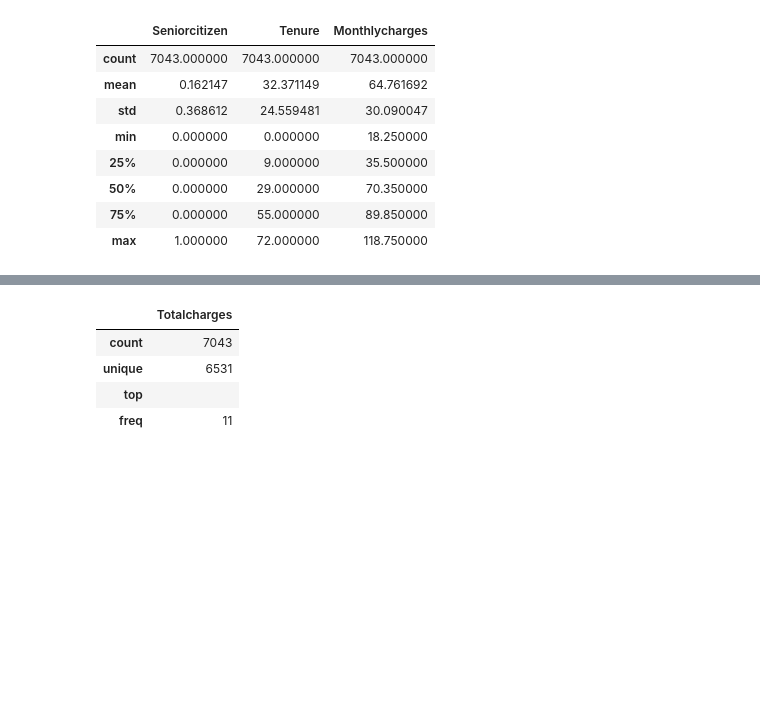
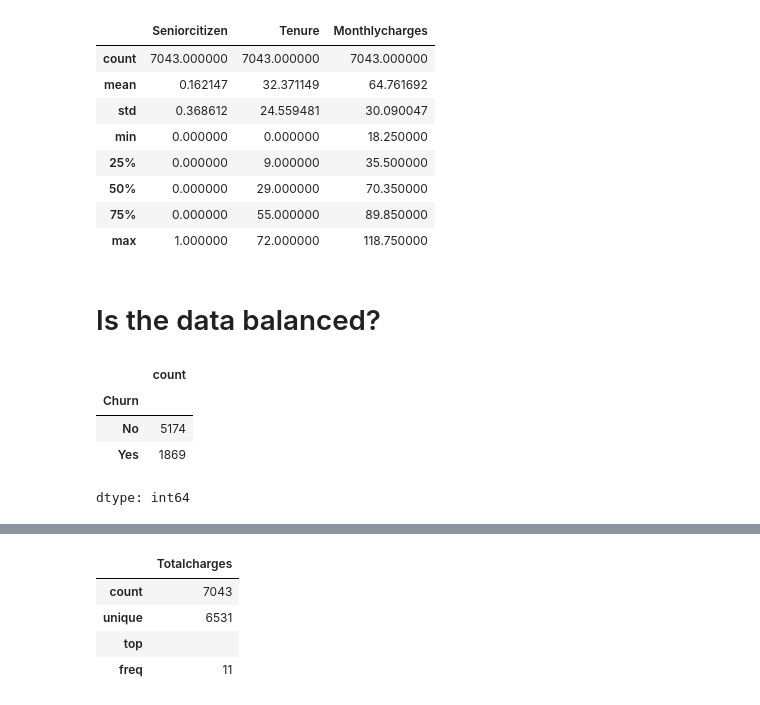
Before and after one commit to faris-alsherif/Customer-Churn-Prediction, a Jupyter notebook: Project_Customer_Churn_Prediction.ipynb, the cells around one changed output, grey strips where cells are left out. Drawn from its saved outputs; the diff is of its cells as text; code cells hidden in the pictures; blank space fills up the shorter version.

```diff
--- a/Project_Customer_Churn_Prediction.ipynb
+++ b/Project_Customer_Churn_Prediction.ipynb
@@ -184,3 +184,14 @@ df.describe()
 | 50% | 0.000000 | 29.000000 | 70.350000 |
 | 75% | 0.000000 | 55.000000 | 89.850000 |
 | max | 1.000000 | 72.000000 | 118.750000 |
+# %% [markdown]
+# Is the data balanced?
+# %%
+#How many customers churned
+df.Churn.value_counts()
+# %% [output]
+|  | count |
+| Churn |  |
+| No | 5174 |
+| Yes | 1869 |
+dtype: int64
```
Also changed, not shown: parts of 5 cells of this notebook.
